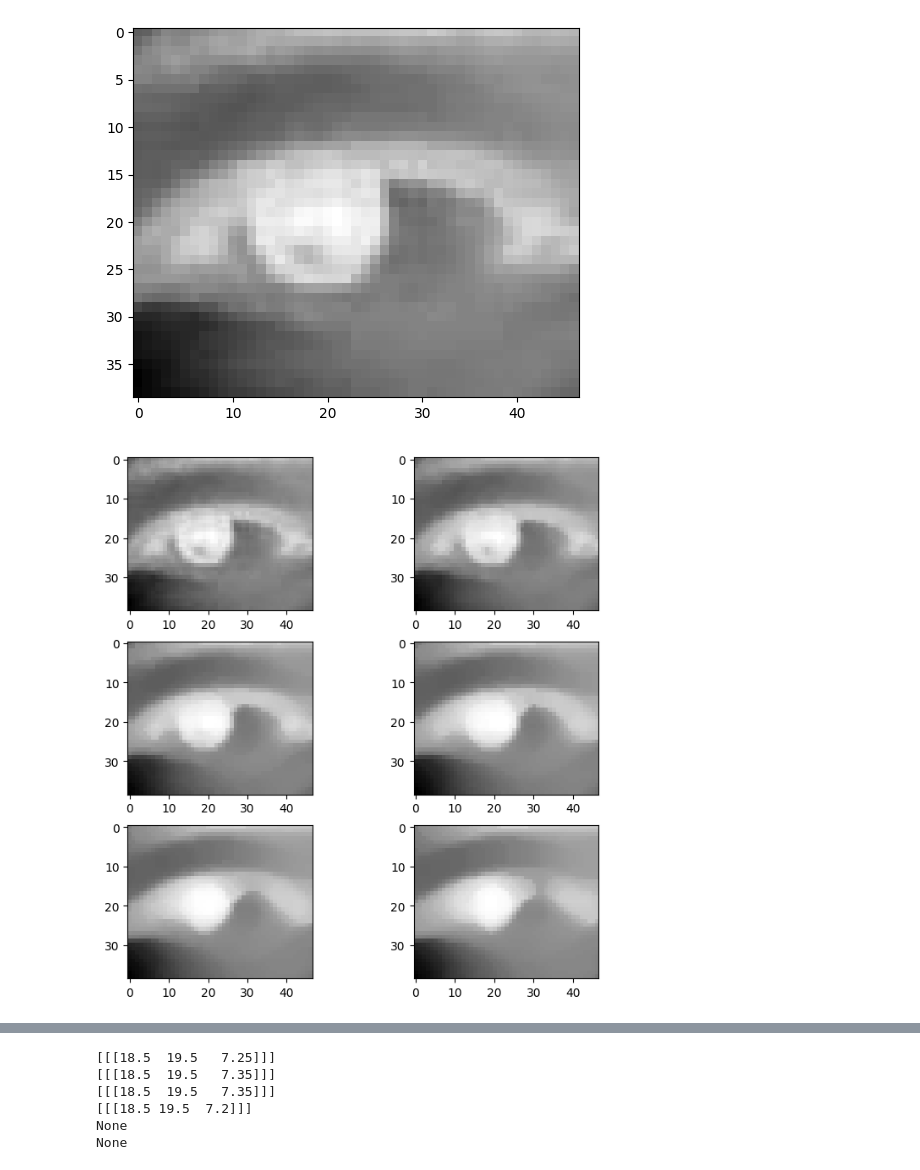
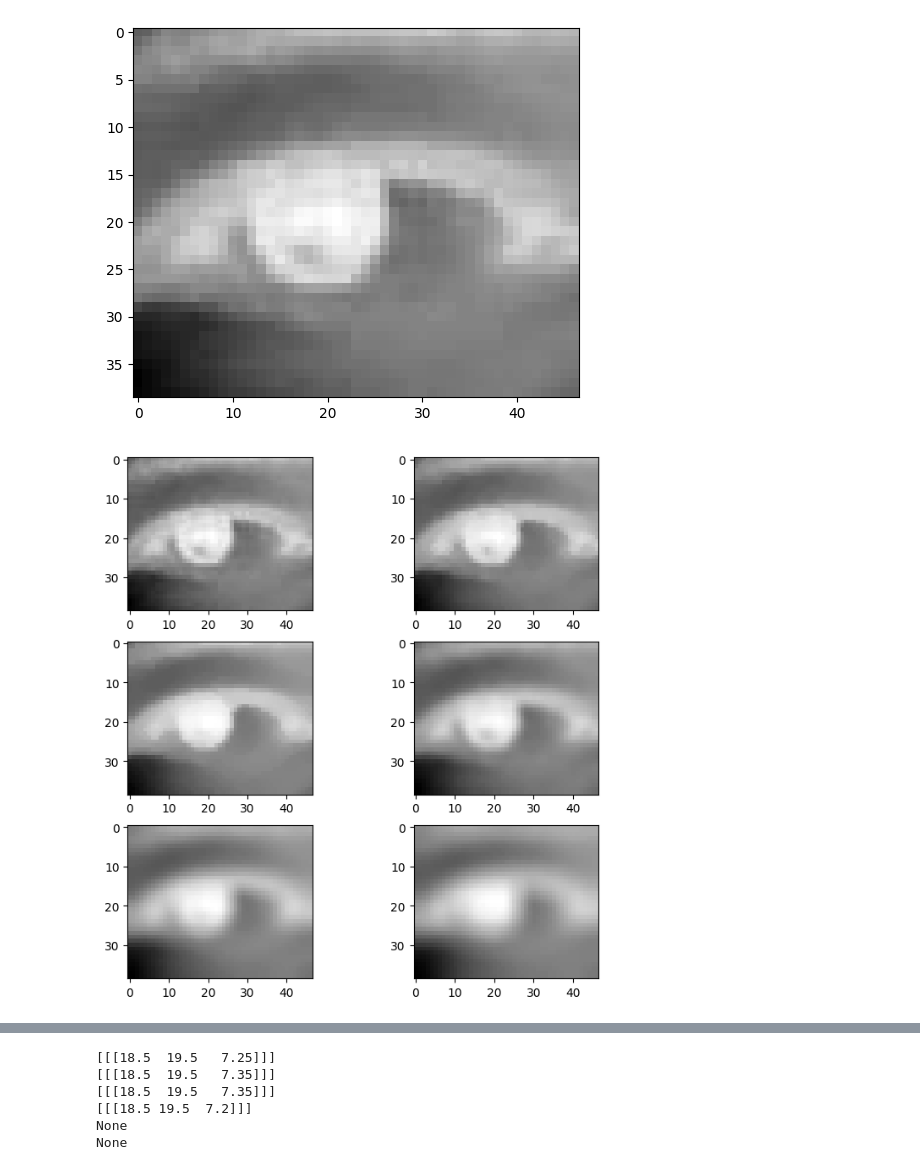
Before and after one commit to pioter00/siium-sem-02-aoc, a Jupyter notebook: src/optimise_parameters.ipynb, the cells around one changed output, grey strips where cells are left out. Saved outputs shown, nothing was run; the diff lists cells and outputs as text; code cells hidden in the pictures.

```diff
--- a/src/optimise_parameters.ipynb
+++ b/src/optimise_parameters.ipynb
@@ -25,27 +25,27 @@ plt.show()
 # %%
 eye_blur = []
 
 eye_blur += [cv2.medianBlur(img, 1)]
 eye_blur += [cv2.medianBlur(img, 3)]
 eye_blur += [cv2.medianBlur(img, 5)]
-eye_blur += [cv2.medianBlur(img, 7)]
-eye_blur += [cv2.medianBlur(img, 9)]
-eye_blur += [cv2.medianBlur(img, 11)]
+eye_blur += [cv2.blur(img,(3, 3))]
+eye_blur += [cv2.blur(img,(5, 5))]
+eye_blur += [cv2.blur(img,(7, 7))]
 
 w = 10
 h = 10
 fig = plt.figure(figsize=(8, 8))
 
 columns = 2
 rows = 3
 
 for i in range(columns * rows):
     fig.add_subplot(rows, columns, i + 1)
     plt.imshow(eye_blur[i], cmap='gray')
 
 plt.show()
 # %% [output]
-[figure, old version]
+[figure, new version]
 # %%
 t_lower = 15  # Lower Threshold
 t_upper = 30  # Upper threshold
```
Also changed, not shown: parts of 2 cells of this notebook, 1 other file.
